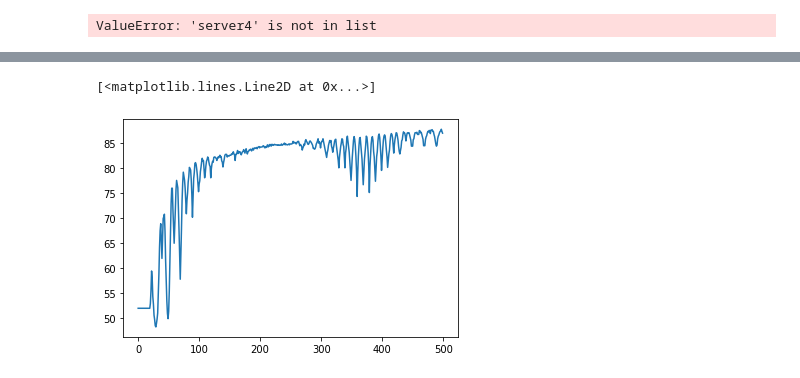
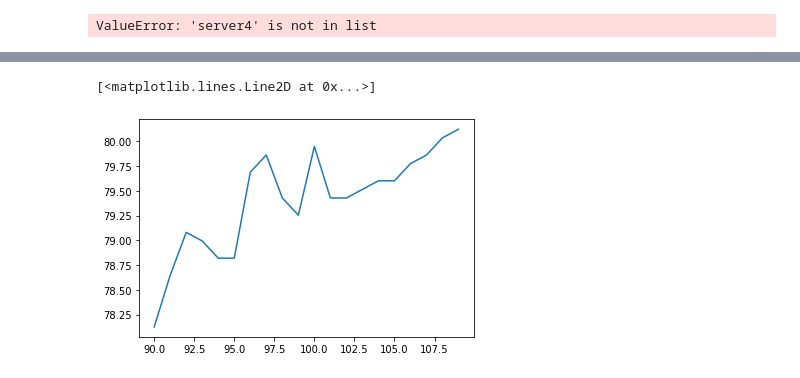
Before and after one commit to amanpatel101/CS244BParameterServer, a Jupyter notebook: notebooks/parameter_server_fault_tolerant.ipynb, the cells around one changed output, grey strips where cells are left out. Cells and saved outputs as stored; diff of their text form; code cells hidden in the pictures.

```diff
--- a/notebooks/parameter_server_fault_tolerant.ipynb
+++ b/notebooks/parameter_server_fault_tolerant.ipynb
@@ -202,7 +202,7 @@ class DataWorker(object):
 # %%
 iterations = 500
 num_workers = 1 # number of workers per server
-num_servers = 5 # number of servers
+num_servers = 2 # number of servers
 hashes_per_server = 100
 
 def Scheduler(num_servers, hashes_per_server=50):
@@ -243,8 +253,8 @@ test_loader = get_data_loader()[1]
 # %%
 print("Running synchronous parameter server training.")
 lr=0.1
-failure_iter=501
-failure_server="server4"
+failure_iter=10
+failure_server="server1"
 
 # we need to get a new keys order because we are not assuming a ordering in keys
 current_weights = []
@@ -252,8 +262,8 @@ keys_order = []
 acc_vals = []
 
 for j in range(num_servers):
-    keys_order.extend(weight_assignments["server" + str(j)])
-    current_weights.extend(ray.get(servers[j].get_weights.remote(weight_assignments["server" + str(j)])))
+    keys_order.extend(weight_assignments[server_ids[j]])
+    current_weights.extend(ray.get(servers[j].get_weights.remote(weight_assignments[server_ids[j]])))
 curr_weights_ckpt = current_weights.copy()
 
 time_per_iteration = []
@@ -279,12 +289,13 @@ for i in range(iterations):
         for ind, param in enumerate(failure_params):
             server_dict[hasher.get_key_to_node_map()[param]].add_weight.remote(param, curr_weights_ckpt[server_ind][ind])
         #Update these parameters for each worker to make them trainable
-        [workers[j][idx].update_trainable.remote(weight_assignments["server" + str(j)]) for  idx  in range(num_workers) for j in range(num_servers)]
+        [workers[j][idx].update_trainable.remote(weight_assignments[server_ids[j]]) for  idx  in range(num_workers) for j in range(num_servers)]
+        curr_weights = curr_weights_ckpt.copy()
         [workers[j][idx].update_weights.remote(keys_order, *current_weights) for  idx  in range(num_workers) for j in range(num_servers)]
 
 
     # sync all weights on workers
-    if i % 10 == 0:
+    if i % 5 == 0:
         curr_weights_ckpt = current_weights.copy()
         # get weights from server
         #current_weights = [servers[j].get_weights.remote(weight_assignments["server" + str(j)]) for j in range(num_servers)]
@@ -300,10 +311,10 @@ for i in range(iterations):
     if i == failure_iter:
         keys_order = []
         for j in range(num_servers):
-            keys_order.extend(weight_assignments["server" + str(j)])
+            keys_order.extend(weight_assignments[server_ids[j]])
 
     # Updates gradients to specfic parameter servers
-    current_weights_t = [servers[j].apply_gradients.remote(weight_assignments["server" + str(j)], lr, *gradients[j]) for j in range(num_servers)]
+    current_weights_t = [servers[j].apply_gradients.remote(weight_assignments[server_ids[j]], lr, *gradients[j]) for j in range(num_servers)]
     current_weights = ray.get(current_weights_t)
 
     end = time()
@@ -409,7 +421,7 @@ servers[0].weights
 sum([184, 198, 191, 212])
 # %%
 import matplotlib.pyplot as plt
-plt.plot(acc_vals)
+plt.plot(np.arange(90, 110), acc_vals[90:110])
 # %% [output]
 [<matplotlib.lines.Line2D at 0x...>]
-[figure, old version]
+[figure, new version]
```
Also changed, not shown: parts of 4 cells of this notebook.
